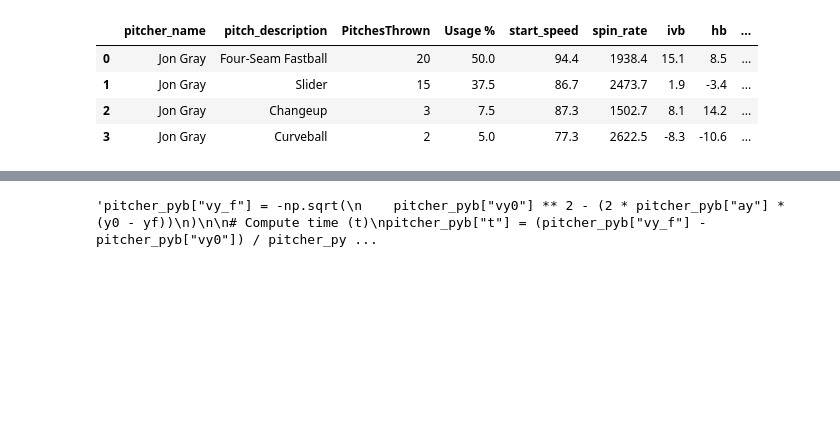
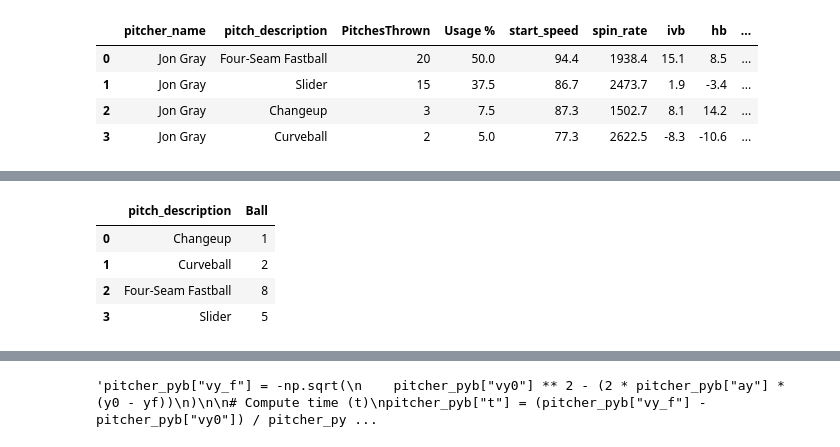
Before and after one commit to CarsonHallford/PitcherData, a Jupyter notebook: MLB_Scraper_Pitcher_Data.ipynb, the cells around one changed output, grey strips where cells are left out. Cells and saved outputs as stored; diff of their text form; code cells hidden in the pictures; blank space fills up the shorter version.

```diff
--- a/MLB_Scraper_Pitcher_Data.ipynb
+++ b/MLB_Scraper_Pitcher_Data.ipynb
@@ -618,0 +663,11 @@ pitch_type_counts
+# %%
+pitch_type_ball = (
+    pitches_out_of_zone.groupby("pitch_description").size().reset_index(name="Ball")
+)
+pitch_type_ball
+# %% [output]
+|  | pitch_description | Ball |
+| 0 | Changeup | 1 |
+| 1 | Curveball | 2 |
+| 2 | Four-Seam Fastball | 8 |
+| 3 | Slider | 5 |
```
Also changed, not shown: parts of 8 cells of this notebook.
